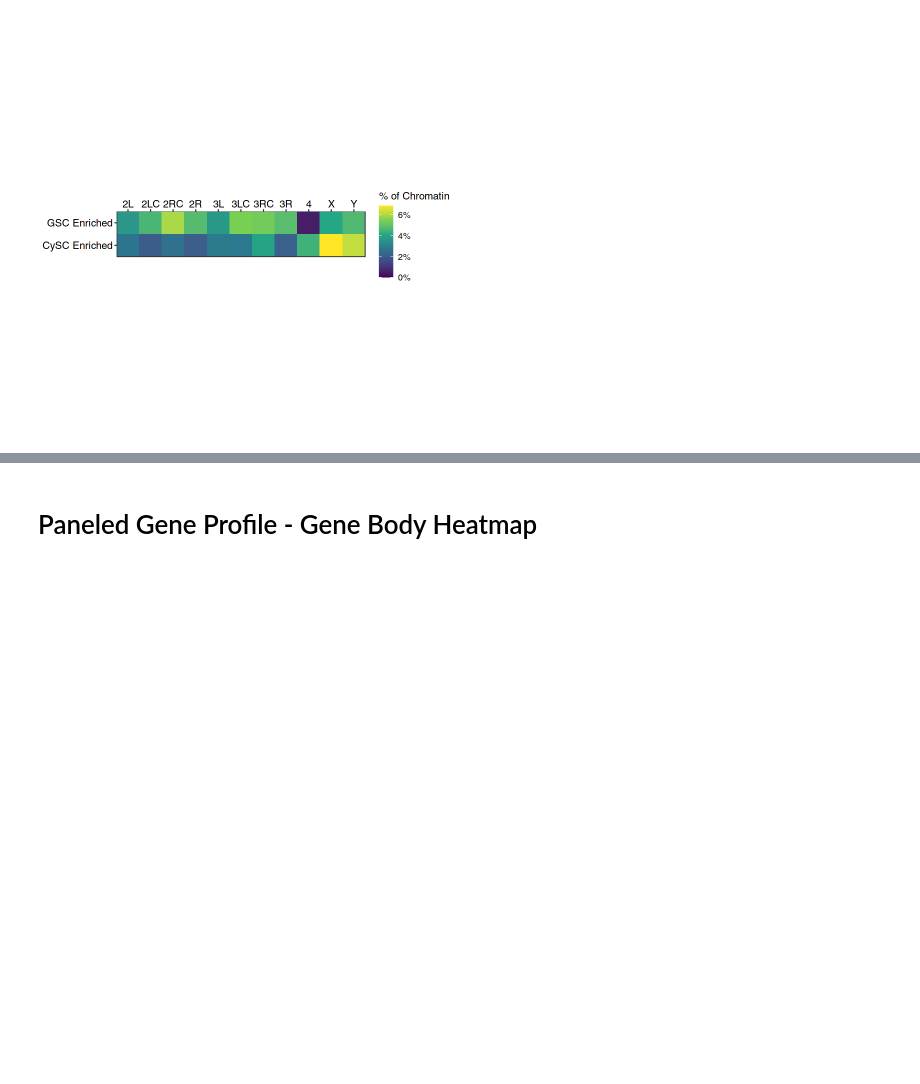
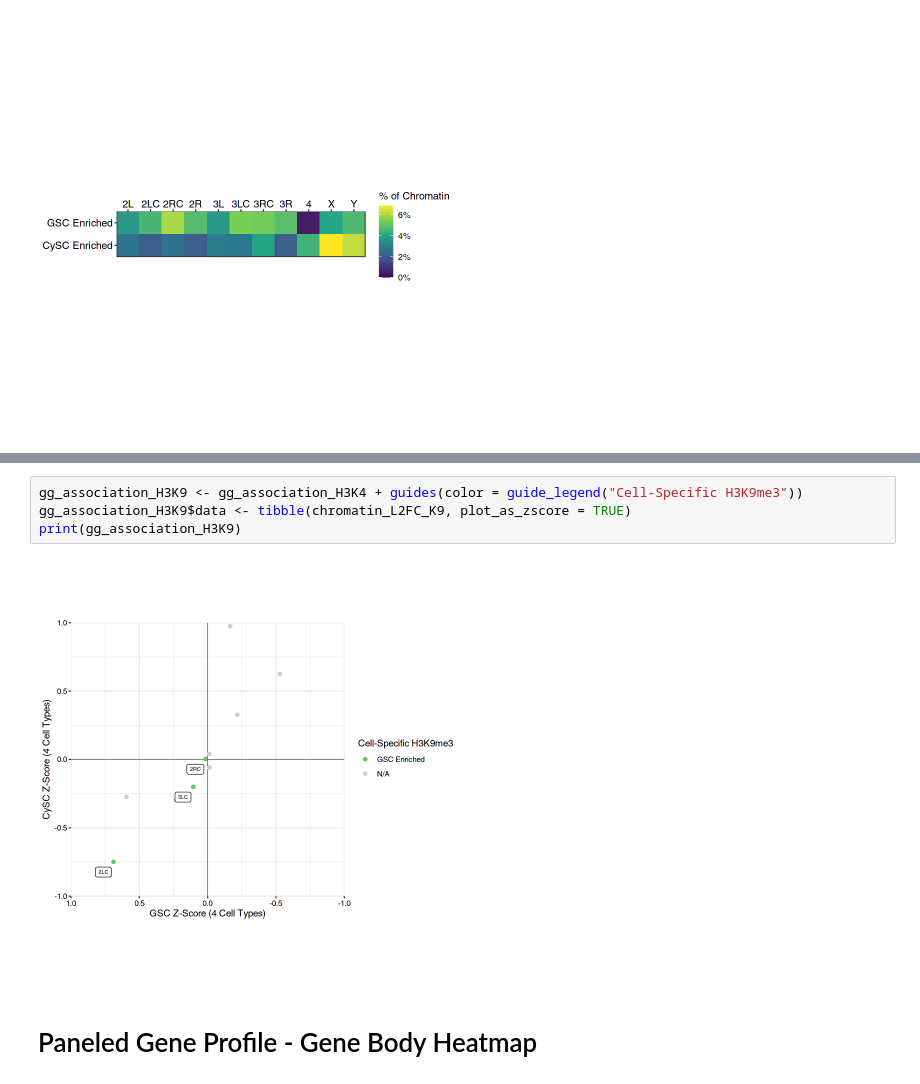
Before and after one commit to ringw/Upd-Germline-Genomics, a Jupyter notebook: illustrations/HistoneCodeRelativeEnrichment.ipynb, the cells around one changed output, grey strips where cells are left out. Saved outputs shown, nothing was run; the diff lists cells and outputs as text; blank space fills up the shorter version.

```diff
--- a/illustrations/HistoneCodeRelativeEnrichment.ipynb
+++ b/illustrations/HistoneCodeRelativeEnrichment.ipynb
@@ -1187,3 +1194,9 @@ print(gg_association_H3K27)
+# %%
+gg_association_H3K9 <- gg_association_H3K4 + guides(color = guide_legend("Cell-Specific H3K9me3"))
+gg_association_H3K9$data <- tibble(chromatin_L2FC_K9, plot_as_zscore = TRUE)
+print(gg_association_H3K9)
+# %% [output]
+[figure, added]
 # %% [markdown]
 # Paneled Gene Profile - Gene Body Heatmap
 # %%
```
Also changed, not shown: parts of 17 cells of this notebook.
